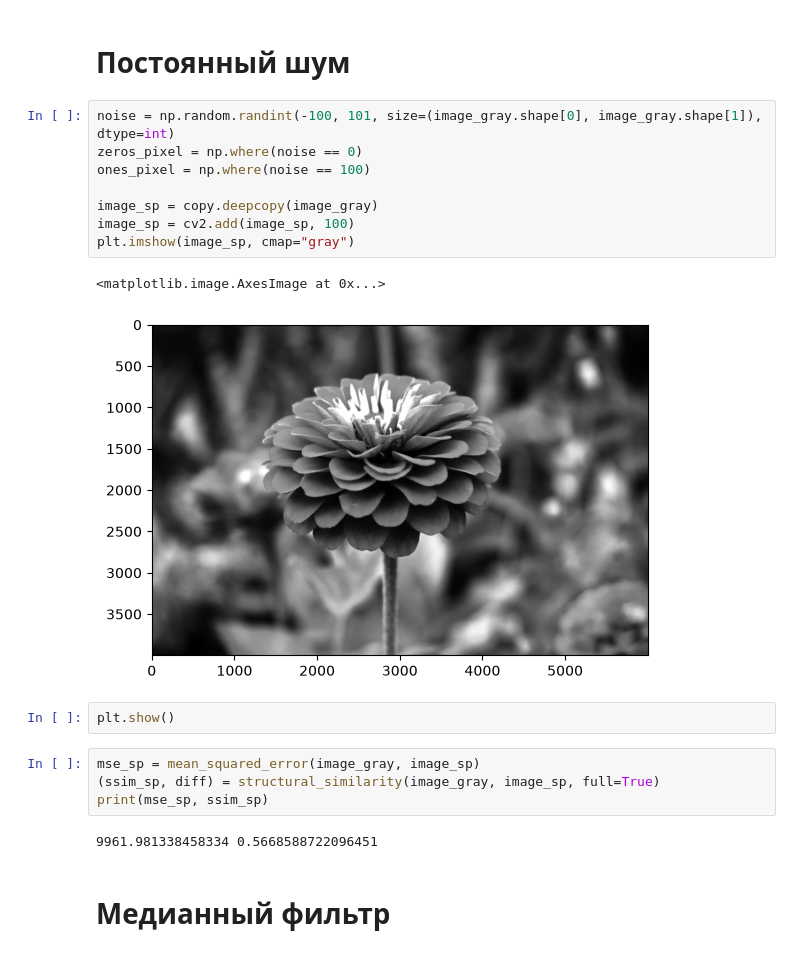
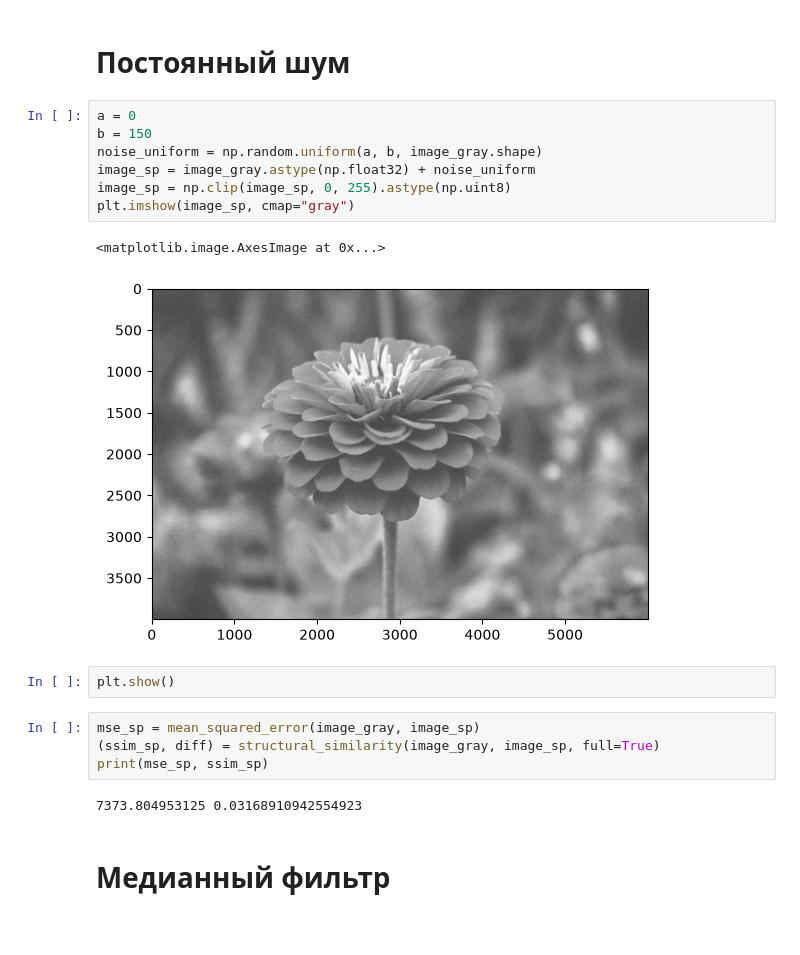
Before and after one commit to 4ne4ka/IP, a Jupyter notebook: Practice_2/IP_Task_2.ipynb, the cells around one changed output. Cells and saved outputs as stored; diff of their text form.

```diff
--- a/Practice_2/IP_Task_2.ipynb
+++ b/Practice_2/IP_Task_2.ipynb
@@ -29,16 +29,15 @@ print(mse_gauss, ssim_gauss)
 # %% [markdown]
 # Постоянный шум
 # %%
-noise = np.random.randint(-100, 101, size=(image_gray.shape[0], image_gray.shape[1]), dtype=int)
-zeros_pixel = np.where(noise == 0)
-ones_pixel = np.where(noise == 100)
-
-image_sp = copy.deepcopy(image_gray)
-image_sp = cv2.add(image_sp, 100)
+a = 0
+b = 150
+noise_uniform = np.random.uniform(a, b, image_gray.shape)
+image_sp = image_gray.astype(np.float32) + noise_uniform
+image_sp = np.clip(image_sp, 0, 255).astype(np.uint8)
 plt.imshow(image_sp, cmap="gray")
 # %% [output]
 <matplotlib.image.AxesImage at 0x...>
-[figure, old version]
+[figure, new version]
 # %%
 plt.show()
 # %%
@@ -46,7 +45,7 @@ mse_sp = mean_squared_error(image_gray, image_sp)
 (ssim_sp, diff) = structural_similarity(image_gray, image_sp, full=True)
 print(mse_sp, ssim_sp)
 # %% [output]
-9961.981338458334 0.5668588722096451
+7373.804953125 0.03168910942554923
 # %% [markdown]
 # Медианный фильтр
 # %%
```
Also changed, not shown: parts of 16 cells of this notebook.
